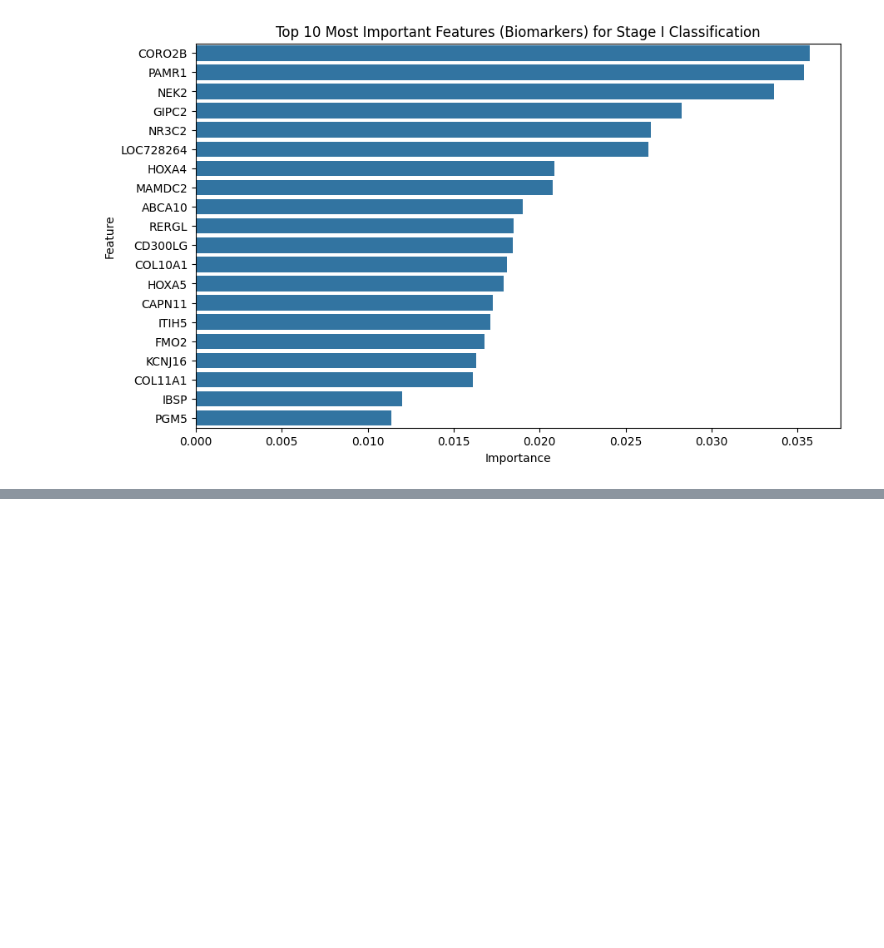
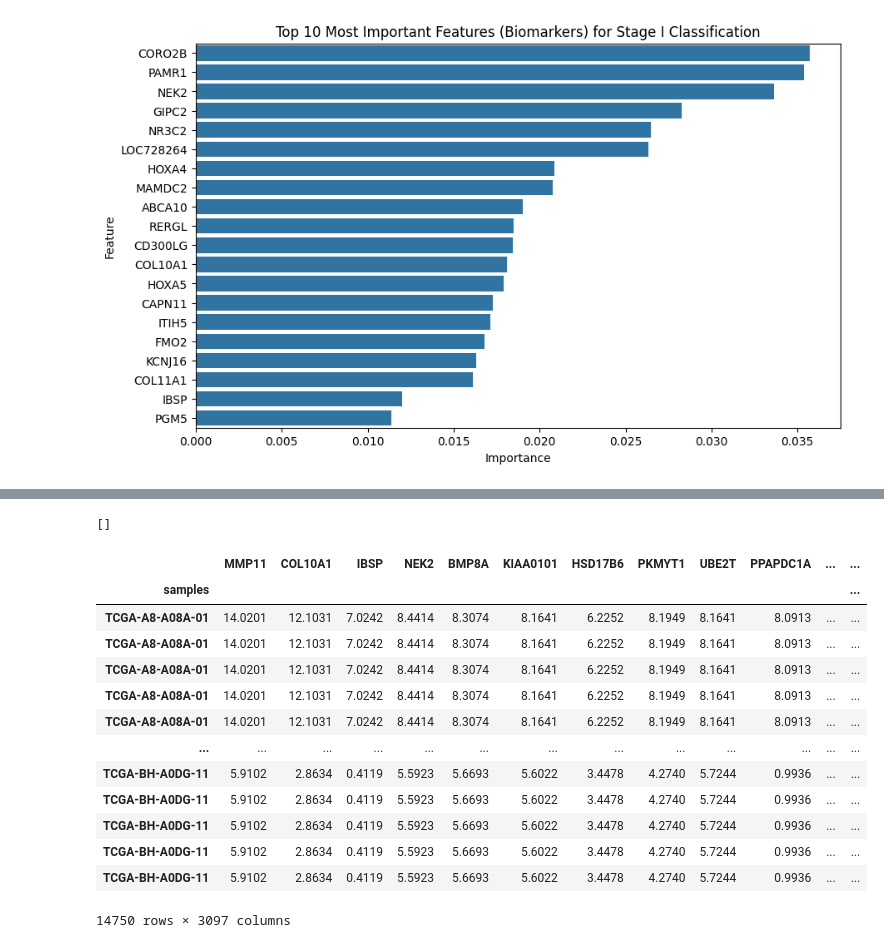
Before and after one commit to Neermita18/Multi-Omics-Breast-Cancer-BITS-Pilani, a Jupyter notebook: Early_stage_breast_cancer_biomarkers.ipynb, the cells around one changed output, grey strips where cells are left out. Saved outputs shown, nothing was run; the diff lists cells and outputs as text; code cells hidden in the pictures; blank space fills up the shorter version.

Commit message:
added ssgsea features

```diff
--- a/Early_stage_breast_cancer_biomarkers.ipynb
+++ b/Early_stage_breast_cancer_biomarkers.ipynb
@@ -756,0 +801,2 @@ plt.show()
+# %%
+ssgsea_scores = pd.read_csv("ssgsea_results/gseapy.gene_set.ssgsea.report.csv", index_col=0)
@@ -756,0 +822,23 @@ plt.show()
+# %%
+significant_ssgsea_features
+# %% [output]
+[]
+# %%
+merged_df = pd.merge(X_sig, ssgsea_scores,  how='left',left_on=None, right_on=None, left_index=True, right_index=True)
+# %%
+merged_df
+# %% [output]
+|  | MMP11 | COL10A1 | IBSP | NEK2 | BMP8A | KIAA0101 | HSD17B6 | PKMYT1 | UBE2T | PPAPDC1A | ... | ... |
+| samples |  |  |  |  |  |  |  |  |  |  |  | ... |
+| TCGA-A8-A08A-01 | 14.0201 | 12.1031 | 7.0242 | 8.4414 | 8.3074 | 8.1641 | 6.2252 | 8.1949 | 8.1641 | 8.0913 | ... | ... |
+| TCGA-A8-A08A-01 | 14.0201 | 12.1031 | 7.0242 | 8.4414 | 8.3074 | 8.1641 | 6.2252 | 8.1949 | 8.1641 | 8.0913 | ... | ... |
+| TCGA-A8-A08A-01 | 14.0201 | 12.1031 | 7.0242 | 8.4414 | 8.3074 | 8.1641 | 6.2252 | 8.1949 | 8.1641 | 8.0913 | ... | ... |
+| TCGA-A8-A08A-01 | 14.0201 | 12.1031 | 7.0242 | 8.4414 | 8.3074 | 8.1641 | 6.2252 | 8.1949 | 8.1641 | 8.0913 | ... | ... |
+| TCGA-A8-A08A-01 | 14.0201 | 12.1031 | 7.0242 | 8.4414 | 8.3074 | 8.1641 | 6.2252 | 8.1949 | 8.1641 | 8.0913 | ... | ... |
+| ... | ... | ... | ... | ... | ... | ... | ... | ... | ... | ... | ... | ... |
+| TCGA-BH-A0DG-11 | 5.9102 | 2.8634 | 0.4119 | 5.5923 | 5.6693 | 5.6022 | 3.4478 | 4.2740 | 5.7244 | 0.9936 | ... | ... |
+| TCGA-BH-A0DG-11 | 5.9102 | 2.8634 | 0.4119 | 5.5923 | 5.6693 | 5.6022 | 3.4478 | 4.2740 | 5.7244 | 0.9936 | ... | ... |
+| TCGA-BH-A0DG-11 | 5.9102 | 2.8634 | 0.4119 | 5.5923 | 5.6693 | 5.6022 | 3.4478 | 4.2740 | 5.7244 | 0.9936 | ... | ... |
+| TCGA-BH-A0DG-11 | 5.9102 | 2.8634 | 0.4119 | 5.5923 | 5.6693 | 5.6022 | 3.4478 | 4.2740 | 5.7244 | 0.9936 | ... | ... |
+| TCGA-BH-A0DG-11 | 5.9102 | 2.8634 | 0.4119 | 5.5923 | 5.6693 | 5.6022 | 3.4478 | 4.2740 | 5.7244 | 0.9936 | ... | ... |
+14750 rows × 3097 columns
```
Also changed, not shown: parts of 9 cells of this notebook.
